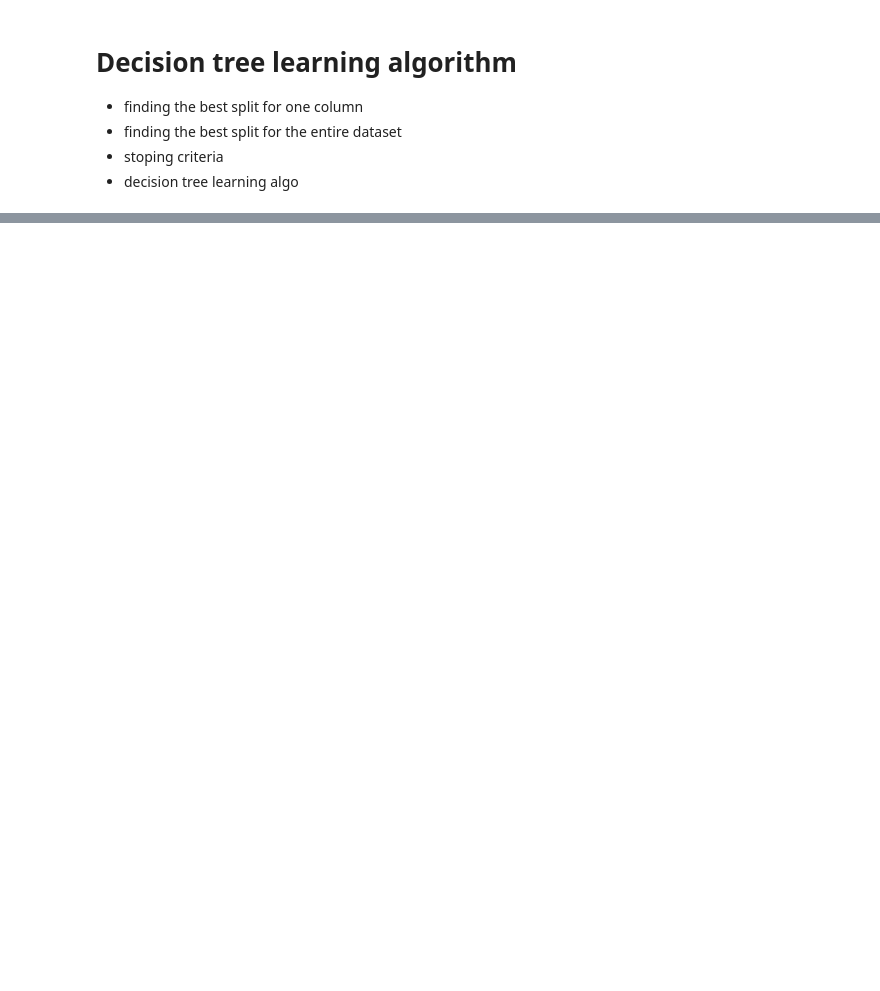
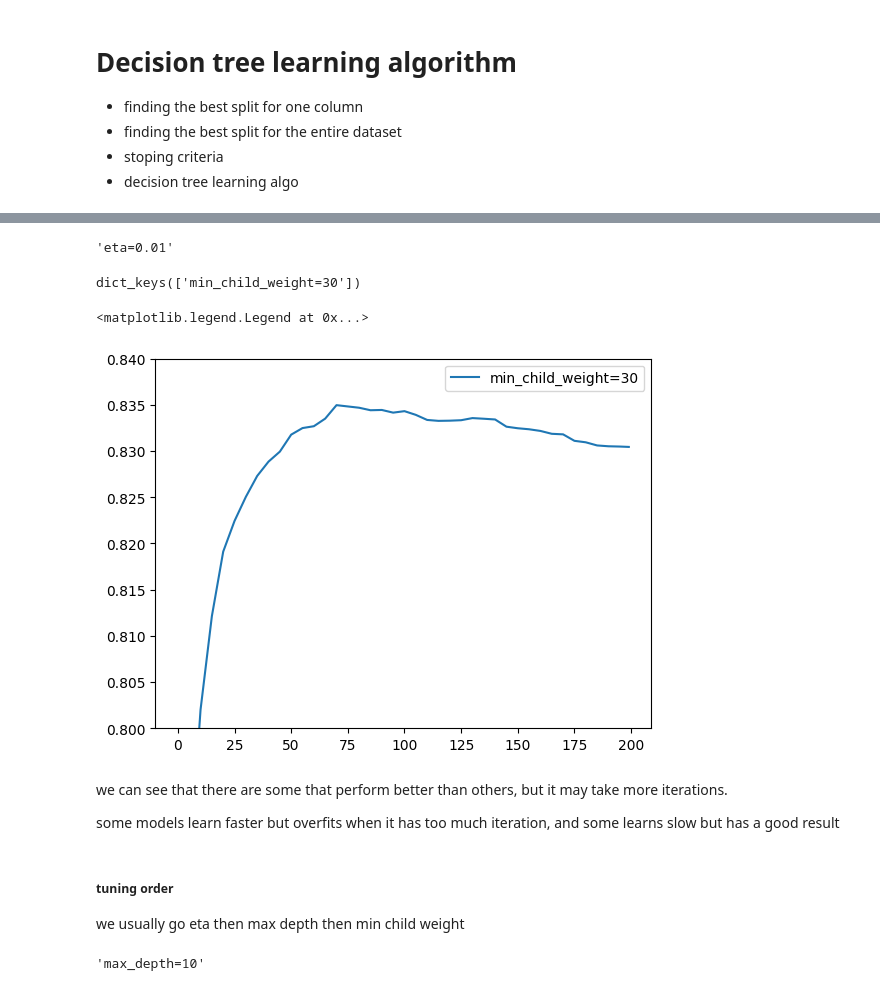
Before and after one commit to DanThePanMan/leaning-in-public, a Jupyter notebook: notes/mlZoomCamp/13-decision-trees.ipynb, the cells around one changed output, grey strips where cells are left out. Cells and saved outputs as stored; diff of their text form; code cells hidden in the pictures; blank space fills up the shorter version.

```diff
--- a/notes/mlZoomCamp/13-decision-trees.ipynb
+++ b/notes/mlZoomCamp/13-decision-trees.ipynb
@@ -264,0 +568,2 @@ print(export_text(dt, feature_names=list(dv.get_feature_names_out())))
+# %%
+df_score = parse_xgb_output(output)
@@ -264,0 +587,47 @@ print(export_text(dt, feature_names=list(dv.get_feature_names_out())))
+# %%
+scores = {}
+# %%
+%%capture output
+
+xgb_params = {
+    'eta': 0.01,
+    'max_depth': 6,
+    'min_child_weight': 1,
+
+    'objective': 'binary:logistic',
+    'eval_metric': 'auc',
+
+    'nthread': 8,
+    'seed': 1,
+    'verbosity': 1,
+}
+
+model = xgb.train(xgb_params, dtrain, num_boost_round=200,
+                  verbose_eval=5,
+                  evals=watchlist)
+# %%
+key = 'eta=%s' % (xgb_params['eta'])
+scores[key] = parse_xgb_output(output)
+key
+# %% [output]
+'eta=0.01'
+# %%
+scores.keys()
+# %% [output]
+dict_keys(['min_child_weight=30'])
+# %%
+for max_depth, df_score in scores.items():
+    plt.plot(df_score.num_iter, df_score.val_auc, label=max_depth)
+
+plt.ylim(0.8, 0.84)
+plt.legend()
+# %% [output]
+<matplotlib.legend.Legend at 0x...>
+[figure, added]
+# %% [markdown]
+we can see that there are some that perform better than others, but it may take more iterations.
+
+some models learn faster but overfits when it has too much iteration, and some learns slow but has a good result
+# %% [markdown]
+##### tuning order
+we usually go eta then max depth then min child weight
@@ -264,0 +655,6 @@ print(export_text(dt, feature_names=list(dv.get_feature_names_out())))
+# %%
+key = 'max_depth=%s' % (xgb_params['max_depth'])
+scores[key] = parse_xgb_output(output)
+key
+# %% [output]
+'max_depth=10'
```
Also changed, not shown: parts of 82 cells of this notebook.
